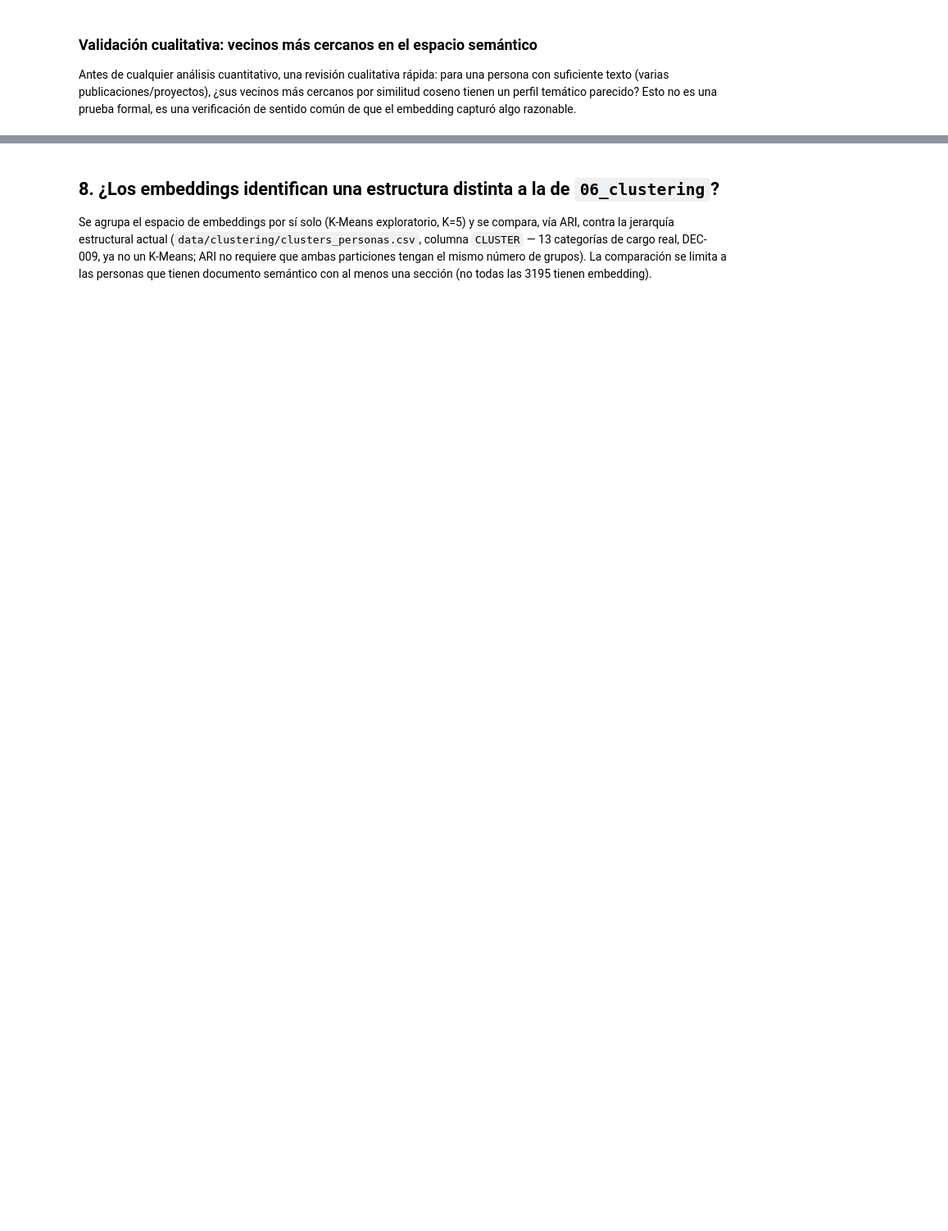
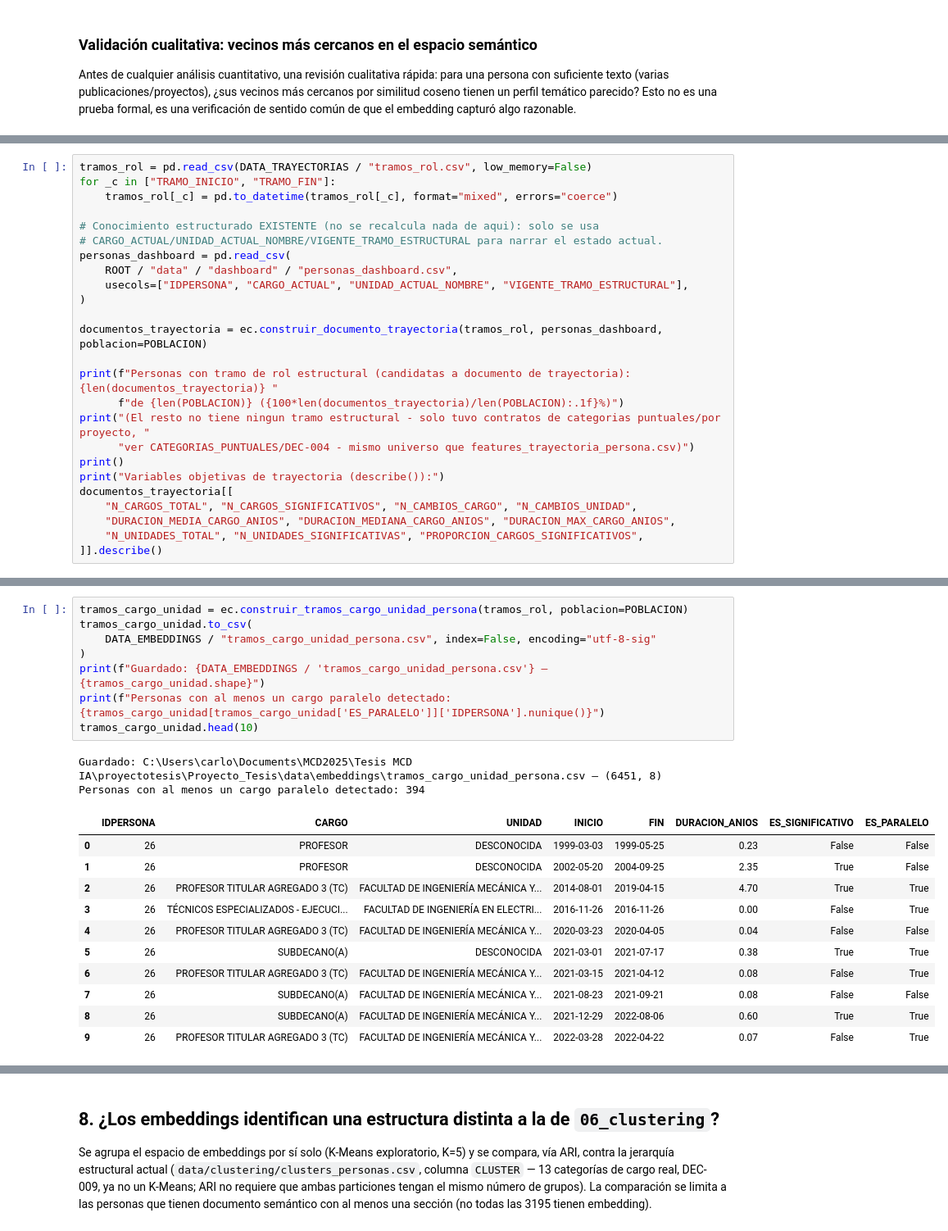
Before and after one commit to Pamela-rugel/Proyecto_Tesis, a Jupyter notebook: notebooks/07_embeddings/07_embeddings.ipynb, the cells around one changed output, grey strips where cells are left out. Shown at 82% size. Saved outputs shown, nothing was run; the diff lists cells and outputs as text; blank space fills up the shorter version.

Commit message:
[UPDATE] Embeddings trayectoria laboral

```diff
--- a/notebooks/07_embeddings/07_embeddings.ipynb
+++ b/notebooks/07_embeddings/07_embeddings.ipynb
@@ -438,0 +606,25 @@ for v in vecinos:
+# %%
+tramos_rol = pd.read_csv(DATA_TRAYECTORIAS / "tramos_rol.csv", low_memory=False)
+for _c in ["TRAMO_INICIO", "TRAMO_FIN"]:
+    tramos_rol[_c] = pd.to_datetime(tramos_rol[_c], format="mixed", errors="coerce")
+
+# Conocimiento estructurado EXISTENTE (no se recalcula nada de aqui): solo se usa
+# CARGO_ACTUAL/UNIDAD_ACTUAL_NOMBRE/VIGENTE_TRAMO_ESTRUCTURAL para narrar el estado actual.
+personas_dashboard = pd.read_csv(
+    ROOT / "data" / "dashboard" / "personas_dashboard.csv",
+    usecols=["IDPERSONA", "CARGO_ACTUAL", "UNIDAD_ACTUAL_NOMBRE", "VIGENTE_TRAMO_ESTRUCTURAL"],
+)
+
+documentos_trayectoria = ec.construir_documento_trayectoria(tramos_rol, personas_dashboard, poblacion=POBLACION)
+
+print(f"Personas con tramo de rol estructural (candidatas a documento de trayectoria): {len(documentos_trayectoria)} "
+      f"de {len(POBLACION)} ({100*len(documentos_trayectoria)/len(POBLACION):.1f}%)")
+print("(El resto no tiene ningun tramo estructural - solo tuvo contratos de categorias puntuales/por proyecto, "
+      "ver CATEGORIAS_PUNTUALES/DEC-004 - mismo universo que features_trayectoria_persona.csv)")
+print()
+print("Variables objetivas de trayectoria (describe()):")
+documentos_trayectoria[[
+    "N_CARGOS_TOTAL", "N_CARGOS_SIGNIFICATIVOS", "N_CAMBIOS_CARGO", "N_CAMBIOS_UNIDAD",
+    "DURACION_MEDIA_CARGO_ANIOS", "DURACION_MEDIANA_CARGO_ANIOS", "DURACION_MAX_CARGO_ANIOS",
+    "N_UNIDADES_TOTAL", "N_UNIDADES_SIGNIFICATIVAS", "PROPORCION_CARGOS_SIGNIFICATIVOS",
+]].describe()
@@ -438,0 +683,22 @@ for v in vecinos:
+# %%
+tramos_cargo_unidad = ec.construir_tramos_cargo_unidad_persona(tramos_rol, poblacion=POBLACION)
+tramos_cargo_unidad.to_csv(
+    DATA_EMBEDDINGS / "tramos_cargo_unidad_persona.csv", index=False, encoding="utf-8-sig"
+)
+print(f"Guardado: {DATA_EMBEDDINGS / 'tramos_cargo_unidad_persona.csv'} — {tramos_cargo_unidad.shape}")
+print(f"Personas con al menos un cargo paralelo detectado: {tramos_cargo_unidad[tramos_cargo_unidad['ES_PARALELO']]['IDPERSONA'].nunique()}")
+tramos_cargo_unidad.head(10)
+# %% [output]
+Guardado: C:\Users\carlo\Documents\MCD2025\Tesis MCD IA\proyectotesis\Proyecto_Tesis\data\embeddings\tramos_cargo_unidad_persona.csv — (6451, 8)
+Personas con al menos un cargo paralelo detectado: 394
+|  | IDPERSONA | CARGO | UNIDAD | INICIO | FIN | DURACION_ANIOS | ES_SIGNIFICATIVO | ES_PARALELO |
+| 0 | 26 | PROFESOR | DESCONOCIDA | 1999-03-03 | 1999-05-25 | 0.23 | False | False |
+| 1 | 26 | PROFESOR | DESCONOCIDA | 2002-05-20 | 2004-09-25 | 2.35 | True | False |
+| 2 | 26 | PROFESOR TITULAR AGREGADO 3 (TC) | FACULTAD DE INGENIERÍA MECÁNICA Y... | 2014-08-01 | 2019-04-15 | 4.70 | True | True |
+| 3 | 26 | TÉCNICOS ESPECIALIZADOS - EJECUCI... | FACULTAD DE INGENIERÍA EN ELECTRI... | 2016-11-26 | 2016-11-26 | 0.00 | False | True |
+| 4 | 26 | PROFESOR TITULAR AGREGADO 3 (TC) | FACULTAD DE INGENIERÍA MECÁNICA Y... | 2020-03-23 | 2020-04-05 | 0.04 | False | False |
+| 5 | 26 | SUBDECANO(A) | DESCONOCIDA | 2021-03-01 | 2021-07-17 | 0.38 | True | True |
+| 6 | 26 | PROFESOR TITULAR AGREGADO 3 (TC) | FACULTAD DE INGENIERÍA MECÁNICA Y... | 2021-03-15 | 2021-04-12 | 0.08 | False | True |
+| 7 | 26 | SUBDECANO(A) | FACULTAD DE INGENIERÍA MECÁNICA Y... | 2021-08-23 | 2021-09-21 | 0.08 | False | False |
+| 8 | 26 | SUBDECANO(A) | FACULTAD DE INGENIERÍA MECÁNICA Y... | 2021-12-29 | 2022-08-06 | 0.60 | True | True |
+| 9 | 26 | PROFESOR TITULAR AGREGADO 3 (TC) | FACULTAD DE INGENIERÍA MECÁNICA Y... | 2022-03-28 | 2022-04-22 | 0.07 | False | True |
```
Also changed, not shown: parts of 28 cells of this notebook, 15 other files.
